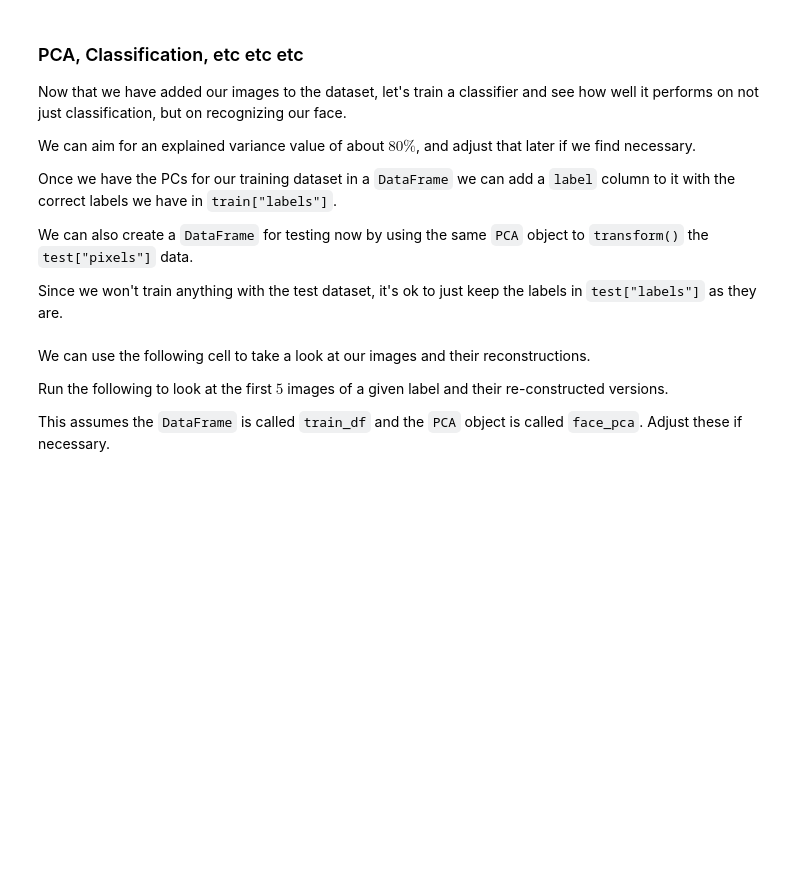
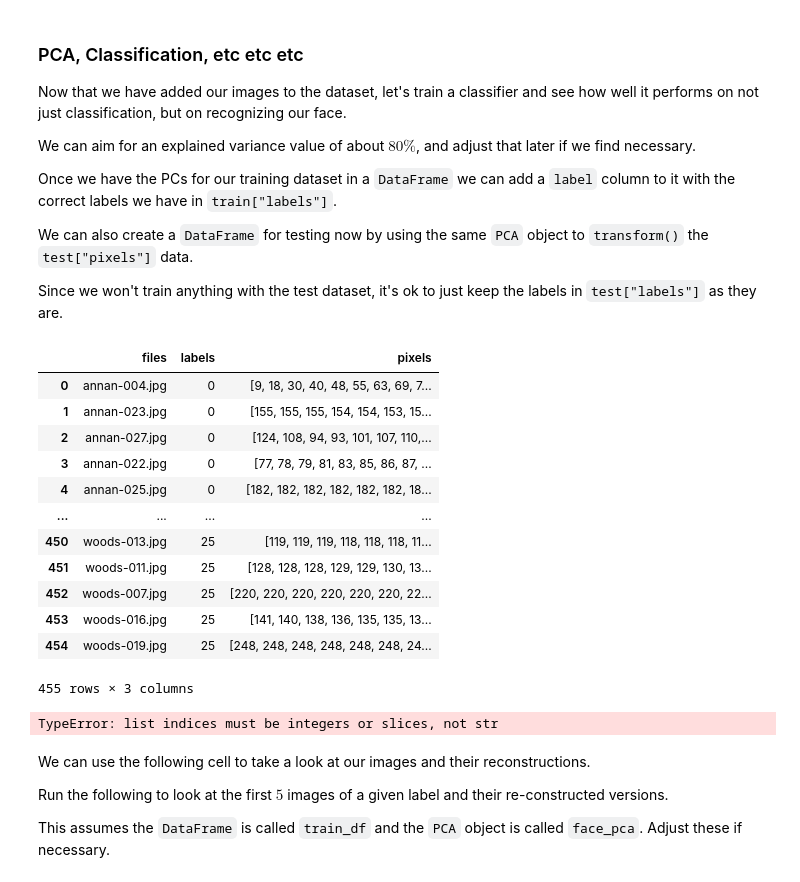
Before and after one commit to idmmachinelearning-ms/HW10, a Jupyter notebook: HW10.ipynb, the cells around one changed output. Saved outputs shown, nothing was run; the diff lists cells and outputs as text; code cells hidden in the pictures; blank space fills up the shorter version.

```diff
--- a/HW10.ipynb
+++ b/HW10.ipynb
@@ -181,3 +181,19 @@ Once we have the PCs for our training dataset in a `DataFrame` we can add a `lab
 We can also create a `DataFrame` for testing now by using the same `PCA` object to `transform()` the `test["pixels"]` data.
 
 Since we won't train anything with the test dataset, it's ok to just keep the labels in `test["labels"]` as they are.
+# %%
+train_df
+# %% [output]
+|  | files | labels | pixels |
+| 0 | annan-004.jpg | 0 | [9, 18, 30, 40, 48, 55, 63, 69, 7... |
+| 1 | annan-023.jpg | 0 | [155, 155, 155, 154, 154, 153, 15... |
+| 2 | annan-027.jpg | 0 | [124, 108, 94, 93, 101, 107, 110,... |
+| 3 | annan-022.jpg | 0 | [77, 78, 79, 81, 83, 85, 86, 87, ... |
+| 4 | annan-025.jpg | 0 | [182, 182, 182, 182, 182, 182, 18... |
+| ... | ... | ... | ... |
+| 450 | woods-013.jpg | 25 | [119, 119, 119, 118, 118, 118, 11... |
+| 451 | woods-011.jpg | 25 | [128, 128, 128, 129, 129, 130, 13... |
+| 452 | woods-007.jpg | 25 | [220, 220, 220, 220, 220, 220, 22... |
+| 453 | woods-016.jpg | 25 | [141, 140, 138, 136, 135, 135, 13... |
+| 454 | woods-019.jpg | 25 | [248, 248, 248, 248, 248, 248, 24... |
+455 rows × 3 columns
@@ -184,11 +215,28 @@ Since we won't train anything with the test dataset, it's ok to just keep the la
 # %%
 # TODO: reload the dataset, now with our images
+# having trouble loading dataset with images, it doesn't seem to be showing up even though i put the directory in
+# referencing ipca notebook in wk10
+# img width = 130
 
+face_pixels = []
+path = "data/images/lfw/cropped/ms/"
+contents = listdir(path)
+
+face_pixels = []
+for i in contents:
+    image = open_image(f"./data/images/lfw/cropped/ms/{i}")
+    img_width = image.size[0]
+    face_pixels.append(image.pixels)
+    newrows = {"files": i, "labels": 26, "pixels": face_pixels[i]}
+
+pca = pd.concat([train_df, pd.DataFrame([newrows])], ignore_index=True)
 
 # TODO: create PCA, fit and transform train data
 # TODO: check PCA captured variance
 # TODO: prepare DataFrame for training (add label column)
 # TODO: create the test DataFrame by running PCA on the test data
+# %% [output]
+TypeError: list indices must be integers or slices, not str
 # %% [markdown]
 We can use the following cell to take a look at our images and their reconstructions.
 
```
Also changed, not shown: parts of 2 cells of this notebook.
